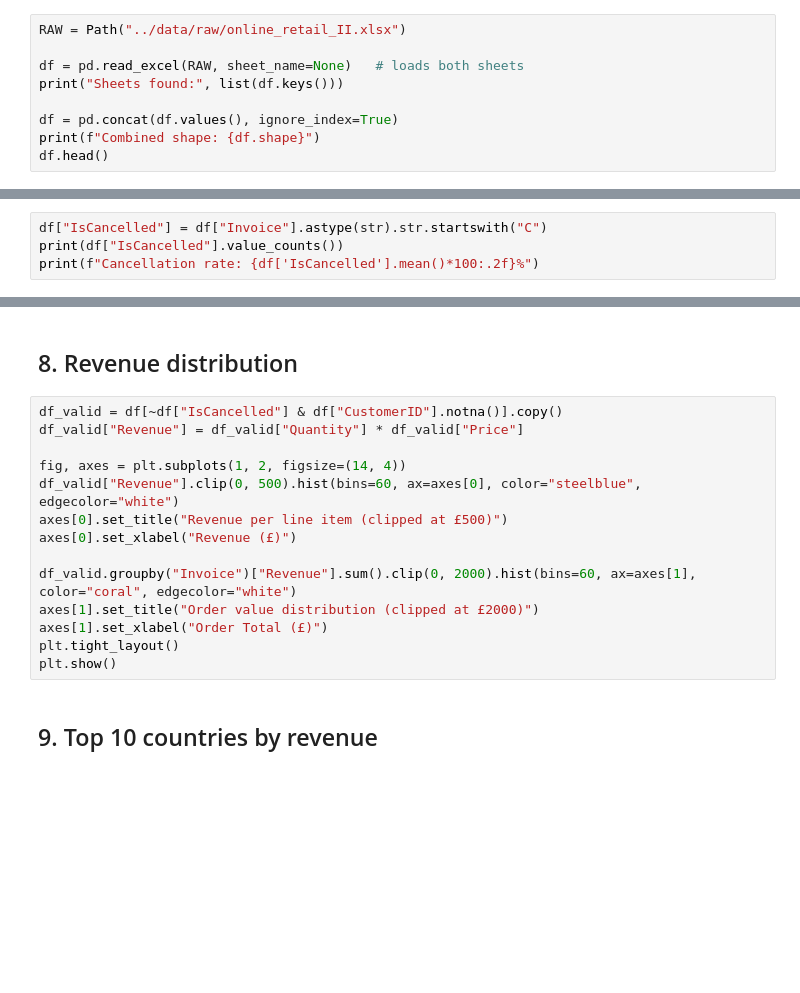
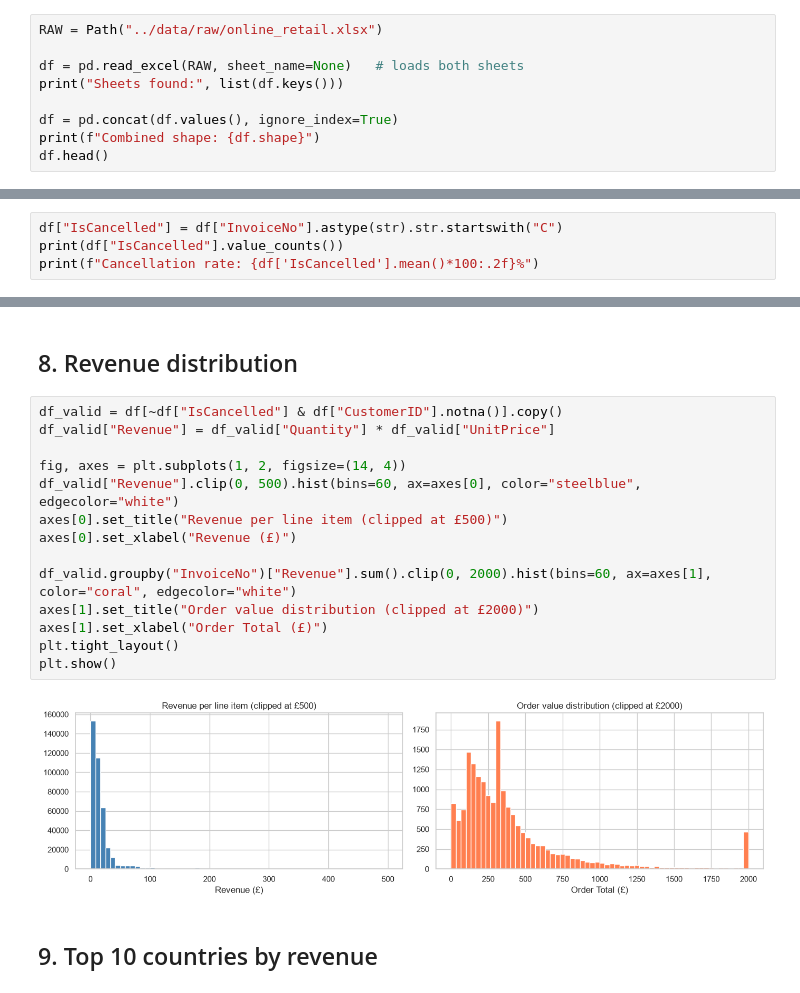
Before and after one commit to IT1801/Customer-Segmentation-and-Retention, a Jupyter notebook: research/01_eda.ipynb, the cells around one changed output, grey strips where cells are left out. Cells and saved outputs as stored; diff of their text form; blank space fills up the shorter version.

```diff
--- a/research/01_eda.ipynb
+++ b/research/01_eda.ipynb
@@ -17,7 +17,7 @@ sns.set_theme(style="whitegrid", palette="muted")
 # %% [markdown]
 ## 2. Load raw data
 # %%
-RAW = Path("../data/raw/online_retail_II.xlsx")
+RAW = Path("../data/raw/online_retail.xlsx")
 
 df = pd.read_excel(RAW, sheet_name=None)   # loads both sheets
 print("Sheets found:", list(df.keys()))
@@ -45,6 +89,6 @@ print(f"Duplicate rows: {dupes:,}  ({dupes/len(df)*100:.2f}%)")
 # %% [markdown]
 ## 6. Cancellations
 # %%
-df["IsCancelled"] = df["Invoice"].astype(str).str.startswith("C")
+df["IsCancelled"] = df["InvoiceNo"].astype(str).str.startswith("C")
 print(df["IsCancelled"].value_counts())
 print(f"Cancellation rate: {df['IsCancelled'].mean()*100:.2f}%")
@@ -59,18 +113,20 @@ print("Span    :", (df["InvoiceDate"].max() - df["InvoiceDate"].min()).days, "da
 ## 8. Revenue distribution
 # %%
 df_valid = df[~df["IsCancelled"] & df["CustomerID"].notna()].copy()
-df_valid["Revenue"] = df_valid["Quantity"] * df_valid["Price"]
+df_valid["Revenue"] = df_valid["Quantity"] * df_valid["UnitPrice"]
 
 fig, axes = plt.subplots(1, 2, figsize=(14, 4))
 df_valid["Revenue"].clip(0, 500).hist(bins=60, ax=axes[0], color="steelblue", edgecolor="white")
 axes[0].set_title("Revenue per line item (clipped at £500)")
 axes[0].set_xlabel("Revenue (£)")
 
-df_valid.groupby("Invoice")["Revenue"].sum().clip(0, 2000).hist(bins=60, ax=axes[1], color="coral", edgecolor="white")
+df_valid.groupby("InvoiceNo")["Revenue"].sum().clip(0, 2000).hist(bins=60, ax=axes[1], color="coral", edgecolor="white")
 axes[1].set_title("Order value distribution (clipped at £2000)")
 axes[1].set_xlabel("Order Total (£)")
 plt.tight_layout()
 plt.show()
+# %% [output]
+[figure, added]
 # %% [markdown]
 ## 9. Top 10 countries by revenue
 # %%
```
Also changed, not shown: parts of 11 cells of this notebook.
